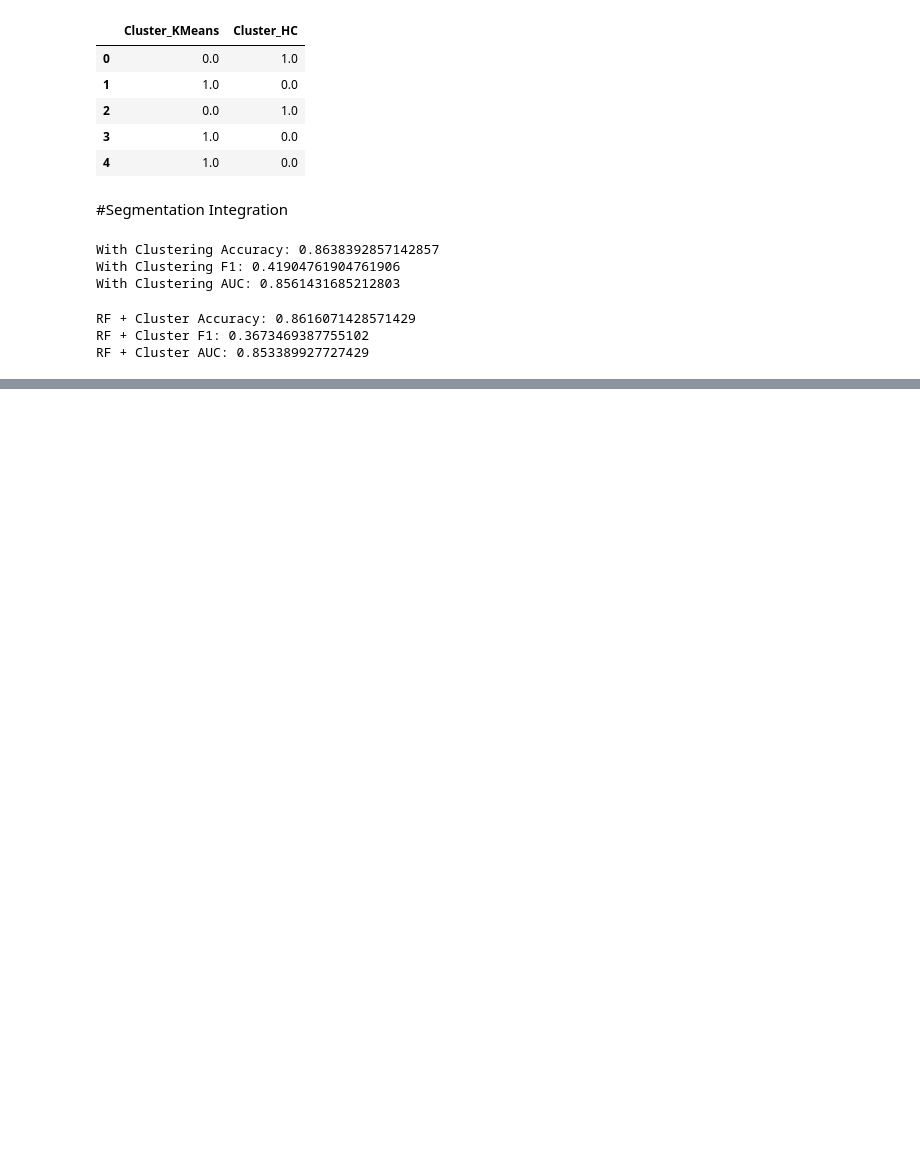
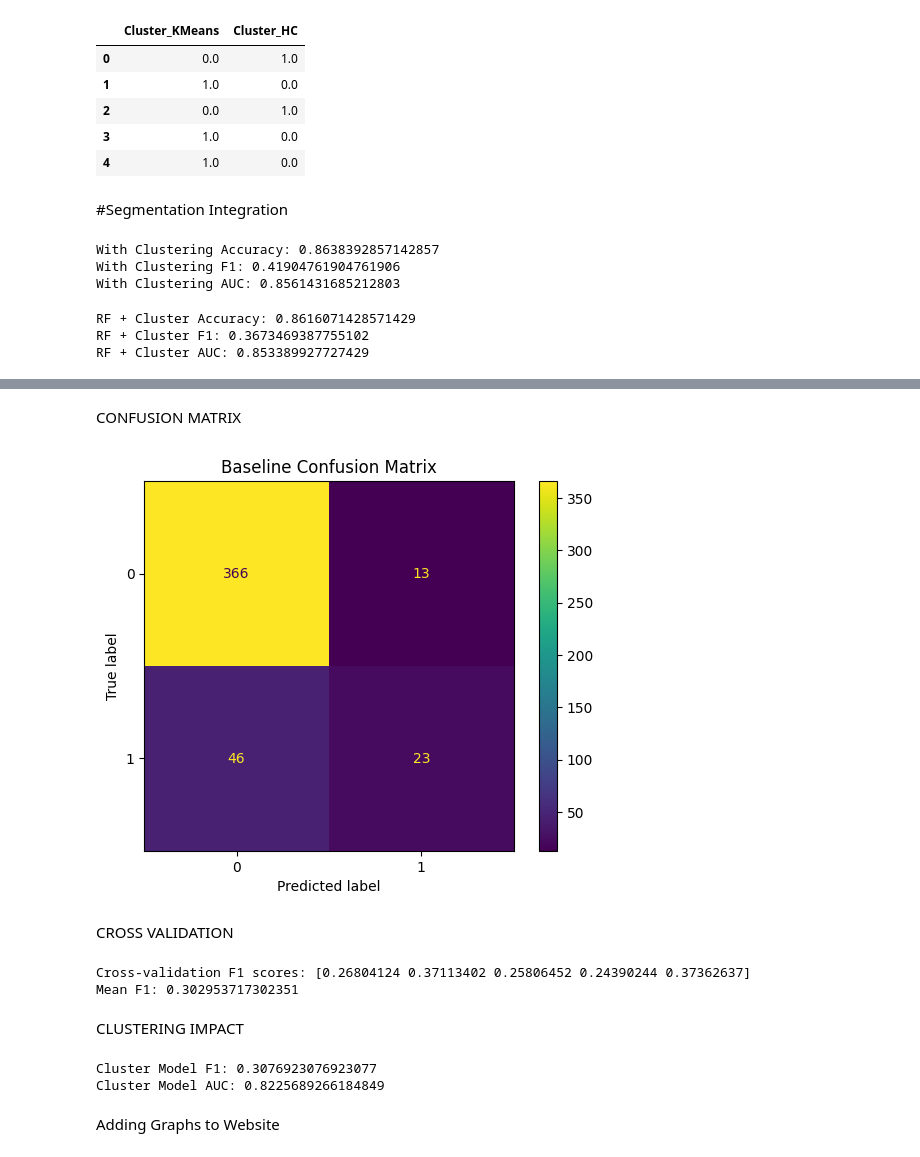
Before and after one commit to SrivaniVadlamannati/customer_response_prediction, a Jupyter notebook: notebooks/customer_response_prediction.ipynb, the cells around one changed output, grey strips where cells are left out. Drawn from its saved outputs; the diff is of its cells as text; code cells hidden in the pictures; blank space fills up the shorter version.

```diff
--- a/notebooks/customer_response_prediction.ipynb
+++ b/notebooks/customer_response_prediction.ipynb
@@ -562,0 +622,50 @@ RF + Cluster AUC: 0.853389927727429
+# %% [markdown]
+CONFUSION MATRIX
+# %%
+from sklearn.metrics import confusion_matrix, ConfusionMatrixDisplay
+
+cm = confusion_matrix(y_test, y_pred_base)
+
+disp = ConfusionMatrixDisplay(confusion_matrix=cm)
+disp.plot()
+plt.title("Baseline Confusion Matrix")
+plt.show()
+# %% [output]
+[figure, added]
+# %% [markdown]
+CROSS VALIDATION
+# %%
+from sklearn.model_selection import cross_val_score
+
+model = LogisticRegression(max_iter=2000, solver='liblinear')
+
+cv_scores = cross_val_score(model, X, y, cv=5, scoring='f1')
+
+print("Cross-validation F1 scores:", cv_scores)
+print("Mean F1:", cv_scores.mean())
+# %% [output]
+Cross-validation F1 scores: [0.26804124 0.37113402 0.25806452 0.24390244 0.37362637]
+Mean F1: 0.302953717302351
+# %% [markdown]
+CLUSTERING IMPACT
+# %%
+# Adding cluster feature
+X_cluster = X.copy()
+X_cluster["Cluster"] = df["Cluster_KMeans"]
+
+X_train_c, X_test_c, y_train_c, y_test_c = train_test_split(
+    X_cluster, y, test_size=0.2, random_state=42
+)
+
+model.fit(X_train_c, y_train_c)
+
+y_pred_c = model.predict(X_test_c)
+y_prob_c = model.predict_proba(X_test_c)[:,1]
+
+print("Cluster Model F1:", f1_score(y_test_c, y_pred_c))
+print("Cluster Model AUC:", roc_auc_score(y_test_c, y_prob_c))
+# %% [output]
+Cluster Model F1: 0.3076923076923077
+Cluster Model AUC: 0.8225689266184849
+# %% [markdown]
+Adding Graphs to Website
```
Also changed, not shown: parts of 11 cells of this notebook.
